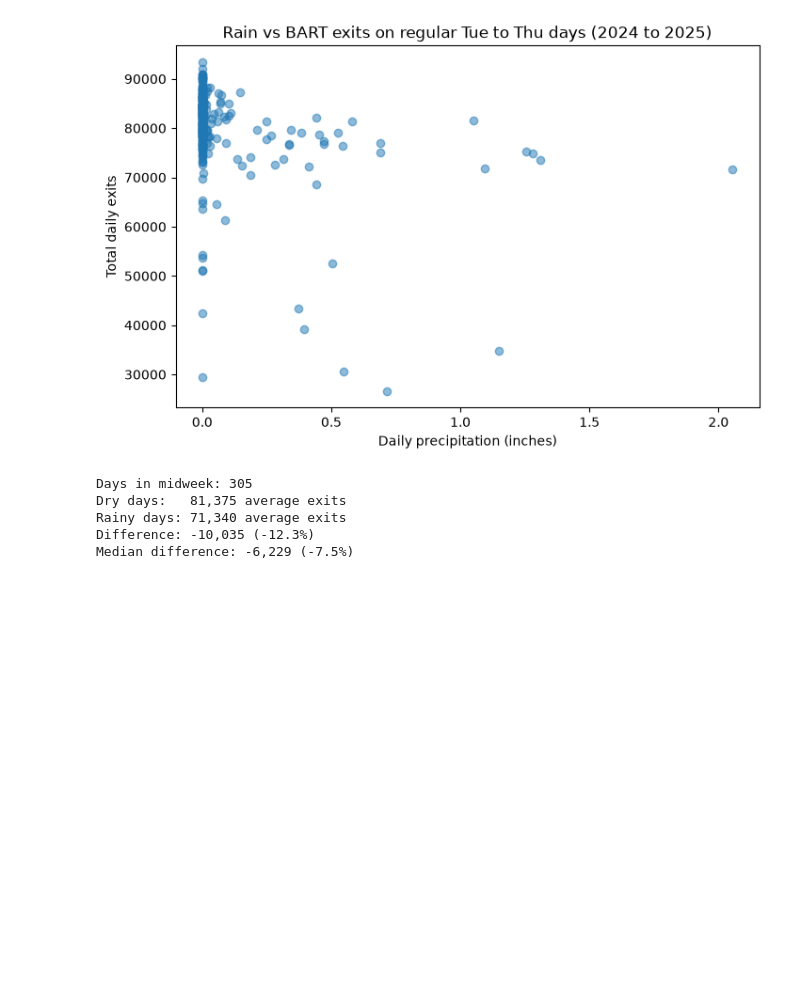
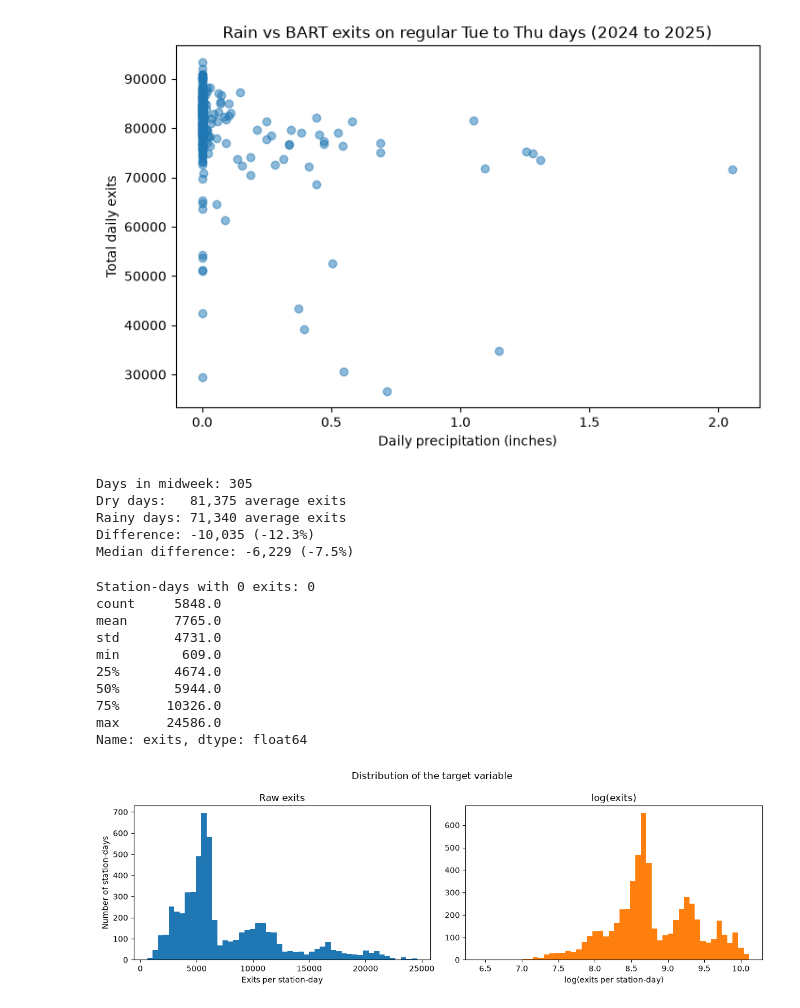
Before and after one commit to AydanEddieGonzalez/bart-ridership-regression, a Jupyter notebook: notebooks/01_eda.ipynb, the cells around one changed output. Cells and saved outputs as stored; diff of their text form; code cells hidden in the pictures; blank space fills up the shorter version.

Commit message:
Complete EDA: date checks, ridership plots, target distribution

```diff
--- a/notebooks/01_eda.ipynb
+++ b/notebooks/01_eda.ipynb
@@ -229,3 +229,39 @@ Dry days:   81,375 average exits
 Rainy days: 71,340 average exits
 Difference: -10,035 (-12.3%)
 Median difference: -6,229 (-7.5%)
+# %%
+import numpy as np
+
+# Checked for 0's
+print(f"Station-days with 0 exits: {(df['exits'] == 0).sum()}")
+print(df["exits"].describe().round())
+
+fig, axes = plt.subplots(1, 2, figsize=(12, 4))
+
+# Raw exits
+axes[0].hist(df["exits"], bins=50, color="tab:blue")
+axes[0].set_title("Raw exits")
+axes[0].set_xlabel("Exits per station-day")
+axes[0].set_ylabel("Number of station-days")
+
+# Log exits
+axes[1].hist(np.log(df["exits"]), bins=50, color="tab:orange")
+axes[1].set_title("log(exits)")
+axes[1].set_xlabel("log(exits per station-day)")
+
+plt.suptitle("Distribution of the target variable")
+plt.tight_layout()
+plt.savefig("../figures/target_distribution.png", dpi=150, bbox_inches="tight")
+plt.show()
+# %% [output]
+Station-days with 0 exits: 0
+count     5848.0
+mean      7765.0
+std       4731.0
+min        609.0
+25%       4674.0
+50%       5944.0
+75%      10326.0
+max      24586.0
+Name: exits, dtype: float64
+[figure, added]
```
Also changed, not shown: 1 other file.
